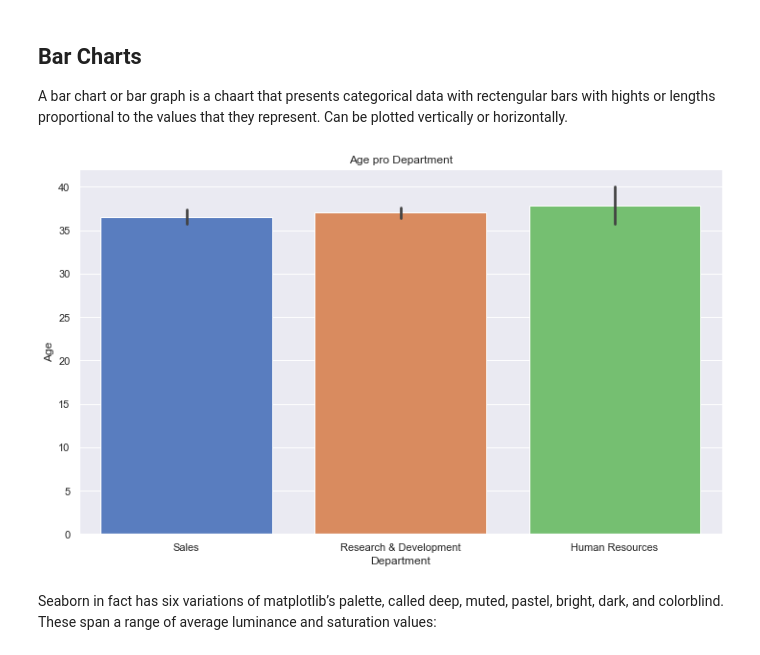
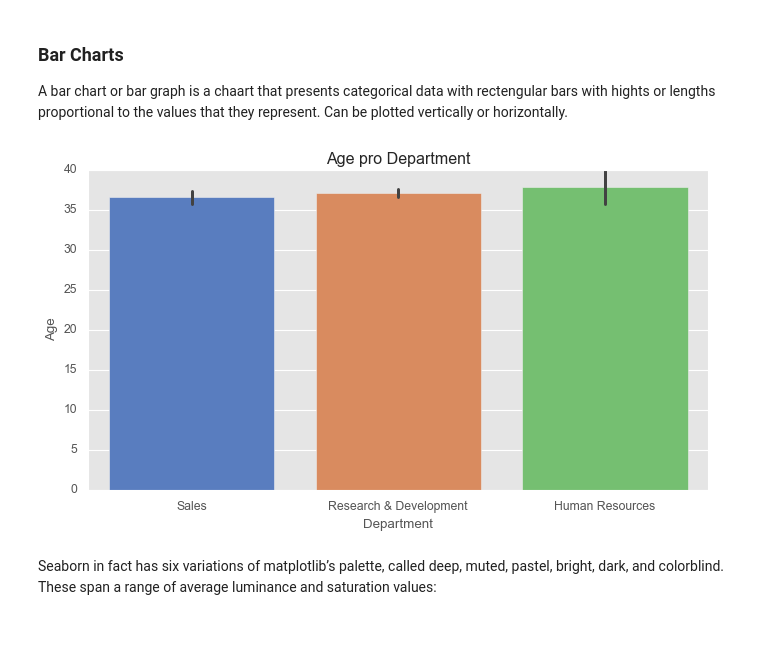
Before and after one commit to skacem/TIL, a Jupyter notebook: seaborn_intro.ipynb, the cells around one changed output. Drawn from its saved outputs; the diff is of its cells as text; code cells hidden in the pictures.

```diff
--- a/seaborn_intro.ipynb
+++ b/seaborn_intro.ipynb
@@ -35,0 +39,10 @@ df.head()
+# %%
+# Create random walk data:
+rwlk = np.random.RandomState(123)
+x = np.linspace(0, 10, 500)
+y = np.cumsum(rwlk.randn(500, 6), 0)
+# %%
+# Plot the data with Matplotlib defaults
+plt.style.use('classic')
+plt.plot(x, y)
+plt.legend('ABCDEF', ncol=2, loc='upper left');
@@ -35,0 +53,3 @@ df.head()
+# %%
+import seaborn as sns
+sns.set()
@@ -35,0 +70,8 @@ df.head()
+# %%
+styles = ['white', 'dark', 'whitegrid', 'darkgrid', 'ticks']
+for style in styles:
+    sns.set_style(style)
+    plt.figure(figsize=(7,4))
+    plt.plot(x, y)
+    plt.title(f'Style: {style}')
+    plt.legend('ABCDEF', ncol=2, loc='upper left');
@@ -36,14 +107,15 @@ df.head()
 # %% [markdown]
-## Bar Charts
+### Bar Charts
 
 A bar chart or bar graph is a chaart that presents categorical data with rectengular bars with hights or lengths proportional to the values that they represent. Can be plotted vertically or horizontally.
 # %%
+plt.rcParams["figure.figsize"] = 10, 5
 sns.barplot(x=df['Department'],
             y=df['Age'],
             palette='muted')
 plt.title('Age pro Department');
 # %% [output]
-[figure, old version]
+[figure, new version]
 # %% [markdown]
 Seaborn in fact has six variations of matplotlib’s palette, called deep, muted, pastel, bright, dark, and colorblind. These span a range of average luminance and saturation values:
 # %%
```
Also changed, not shown: parts of 24 cells of this notebook.
